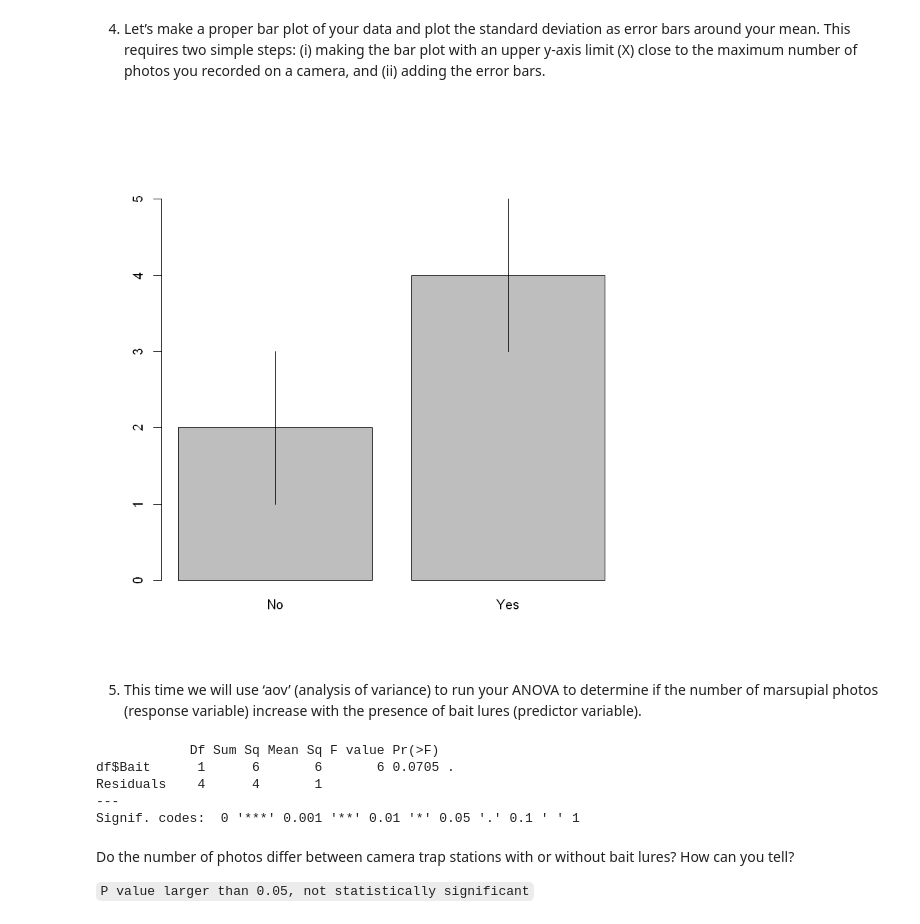
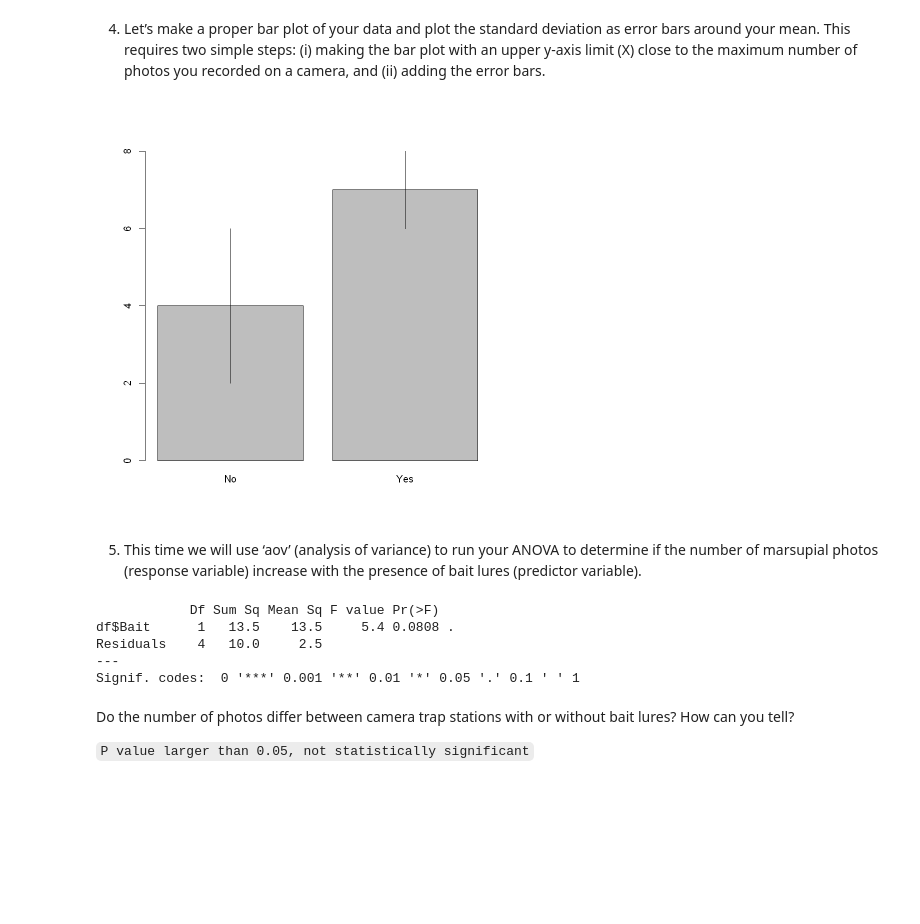
Before and after one commit to je-suis-tm/Population-and-Community-Ecology, a Jupyter notebook: Lab 5.ipynb, the cells around one changed output. Cells and saved outputs as stored; diff of their text form; code cells hidden in the pictures; blank space fills up the shorter version.

```diff
--- a/Lab 5.ipynb
+++ b/Lab 5.ipynb
@@ -149,6 +151,7 @@ In this project, you are a biologist interested in whether you will detect more
 Bait=c("Yes","Yes","Yes","No","No","No")
 Photo=c(7,6,8,4,6,2)
 df=data.frame(cbind(Bait,Photo))
+df$Photo=as.integer(df$Photo)
 # %% [markdown]
 2.	Calculate the mean and standard deviation of this data (hint: use ‘tapply’ from the intro to R lab). Can you remember what standard deviations represent?
 
@@ -168,11 +171,11 @@ plot(df$Bait,as.integer(df$Photo))
 4.	Let’s make a proper bar plot of your data and plot the standard deviation as error bars around your mean. This requires two simple steps: (i) making the bar plot with an upper y-axis limit (X) close to the maximum number of photos you recorded on a camera, and (ii) adding the error bars.
 # %%
 #bar plot
-Bplot=barplot(CTmeans, ylim=c(0,max(CTmeans)+sd(as.integer(df$Photo))))
+Bplot=barplot(CTmeans, ylim=c(0,max(df$Photo)))
 
 segments(Bplot, CTmeans-CTsds, Bplot, CTmeans+CTsds)
 # %% [output]
-[figure, old version]
+[figure, new version]
 # %% [markdown]
 5.	This time we will use ‘aov’ (analysis of variance) to run your ANOVA to determine if the number of marsupial photos (response variable) increase with the presence of bait lures (predictor variable).
 # %%
@@ -181,8 +184,8 @@ ANOVAanalysis=aov(as.integer(df$Photo)~df$Bait,data=df)
 summary(ANOVAanalysis)
 # %% [output]
             Df Sum Sq Mean Sq F value Pr(>F)
-df$Bait      1      6       6       6 0.0705 .
-Residuals    4      4       1
+df$Bait      1   13.5    13.5     5.4 0.0808 .
+Residuals    4   10.0     2.5
 ---
 Signif. codes:  0 '***' 0.001 '**' 0.01 '*' 0.05 '.' 0.1 ' ' 1
 # %% [markdown]
```
Also changed, not shown: parts of 2 cells of this notebook, 2 other files.
